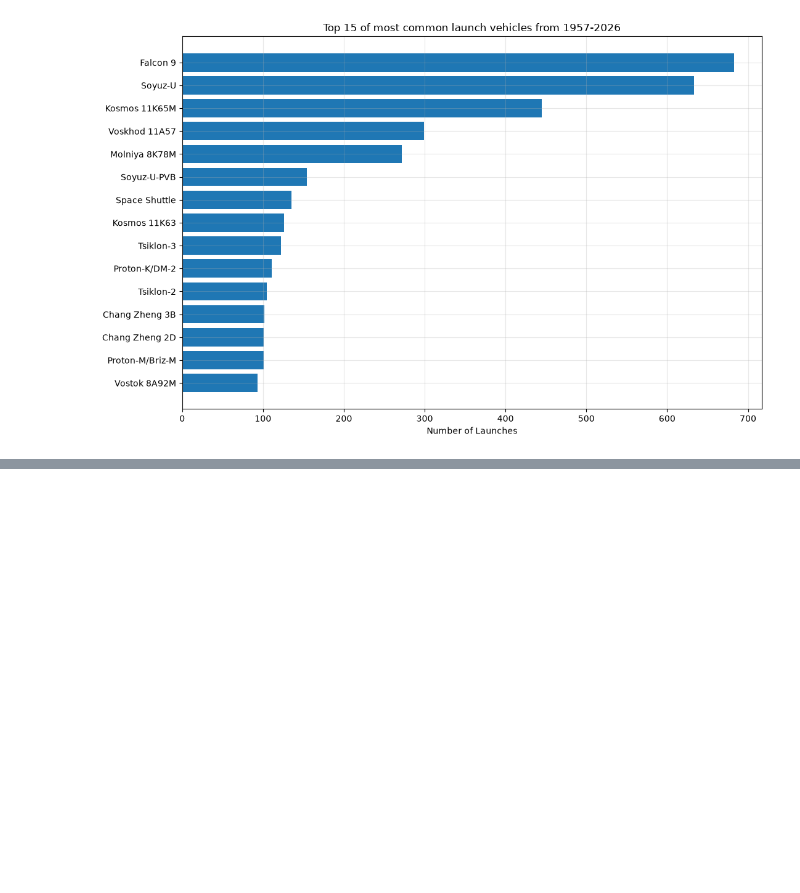
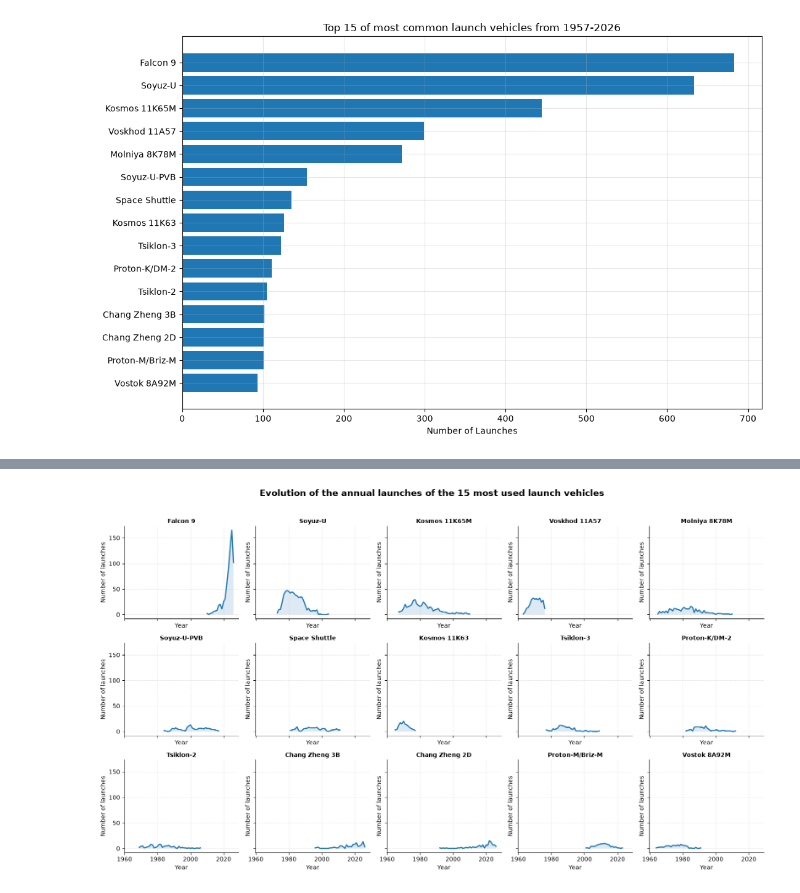
Before and after one commit to WBS-UWG/DataAnalyticsProject01, a Jupyter notebook: Evolution_of_orbital_object.ipynb, the cells around one changed output, grey strips where cells are left out. Drawn from its saved outputs; the diff is of its cells as text; code cells hidden in the pictures; blank space fills up the shorter version.

Commit message:
[ADD] graph description & some fix of

```diff
--- a/Evolution_of_orbital_object.ipynb
+++ b/Evolution_of_orbital_object.ipynb
@@ -41,13 +41,16 @@ USED_COLUMNS = ["Launch_Tag", "Name", "Launch_Date", "SatState", "LVState", "LV_
 df = pd.read_csv(
     DATA_PATH,
     usecols=USED_COLUMNS,
-    dtype="string",
+    # dtype="string",
     low_memory=False,
     na_values=["-"],
 )
 
+df["Launch_Tag"] = df["Launch_Tag"].astype("string")
+df["Name"] = df["Name"].astype("string")
+
 df = df[~df["Launch_Tag"].astype(str).str.startswith("#")].copy()
 
-print(f"{len(df):,} lignes (objets/satellites) chargées")
+print(f"{len(df):,} lines (objets/satellites) loaded")
 df.head()
 # %% [output]
@@ -64,7 +67,12 @@ The duplicates mainly come from some satellites that blow up and now are multipl
 # %%
 number_of_satellites_before_cleaning = len(df)
 
-df["Year"] = df["Launch_Date"].astype(str).str.extract(r"^(\d{4})")
+df["Year"] = (
+    df["Launch_Date"]
+    .astype(str)
+    .str.extract(r"((?:19|20)\d{2})")[0]
+    .astype("Int64")
+)
 df = df.dropna(subset=["Year"])
 df["Year"] = df["Year"].astype(int)
 
@@ -236,0 +264,52 @@ plt.show()
+# %%
+launches = df.drop_duplicates(subset=["Launch_Tag"])[
+    ["Launch_Tag", "Year", "LV_Type", "LVState"]
+]
+top15_lv = lv_counts.head(15).index.tolist()
+
+evo_lv = (
+    launches[launches["LV_Type"].isin(top15_lv)]
+    .groupby(["Year", "LV_Type"])
+    .size()
+    .unstack(fill_value=0)
+    .reindex(range(launches["Year"].min(), launches["Year"].max() + 1), fill_value=0)
+)
+
+# small loop to set Nan for inactive periods
+# eg if there is 10 launch in 2011 no launch in 2012 and 2 launch in 2013, the 2012 will be set to
+# Nan in order to show on the graph that it's not a launcher that will be never used again
+for lv in evo_lv.columns:
+    active_years = evo_lv[evo_lv[lv] > 0].index
+    if not active_years.empty:
+        first_year = active_years.min()
+        last_year = active_years.max()
+
+        evo_lv.loc[:first_year - 1, lv] = np.nan
+        evo_lv.loc[last_year + 1:, lv] = np.nan
+
+fig, axes = plt.subplots(3, 5, figsize=(16, 9), sharex=True, sharey=True)
+axes = axes.flatten()
+
+for i, lv in enumerate(top15_lv):
+    ax = axes[i]
+
+    ax.plot(evo_lv.index, evo_lv[lv], linewidth=2)
+    ax.fill_between(
+        evo_lv.index,
+        evo_lv[lv],
+        alpha=0.15,
+        where=evo_lv[lv].notna()
+    )
+
+    ax.set_title(lv, fontsize=10, fontweight="bold", pad=5)
+    ax.spines['top'].set_visible(False)
+    ax.spines['right'].set_visible(False)
+    ax.grid(True, linestyle='--', alpha=0.3)
+    ax.set_xlabel("Year")
+    ax.set_ylabel("Number of launches")
+
+fig.suptitle("Evolution of the annual launches of the 15 most used launch vehicles", fontsize=15, fontweight="bold", y=1.02)
+plt.tight_layout()
+plt.show()
+# %% [output]
+[figure, added]
```
Also changed, not shown: parts of 8 cells of this notebook.
